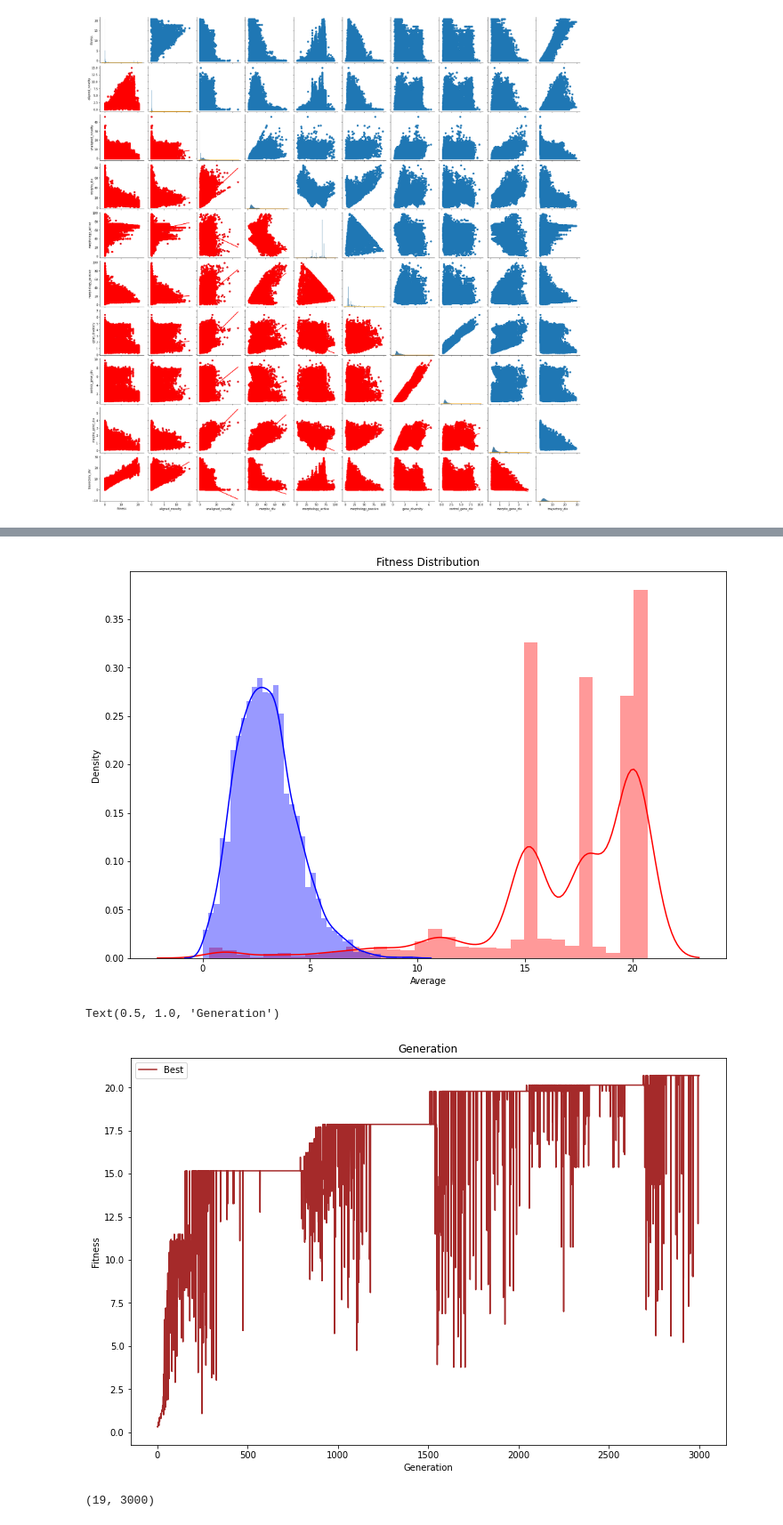
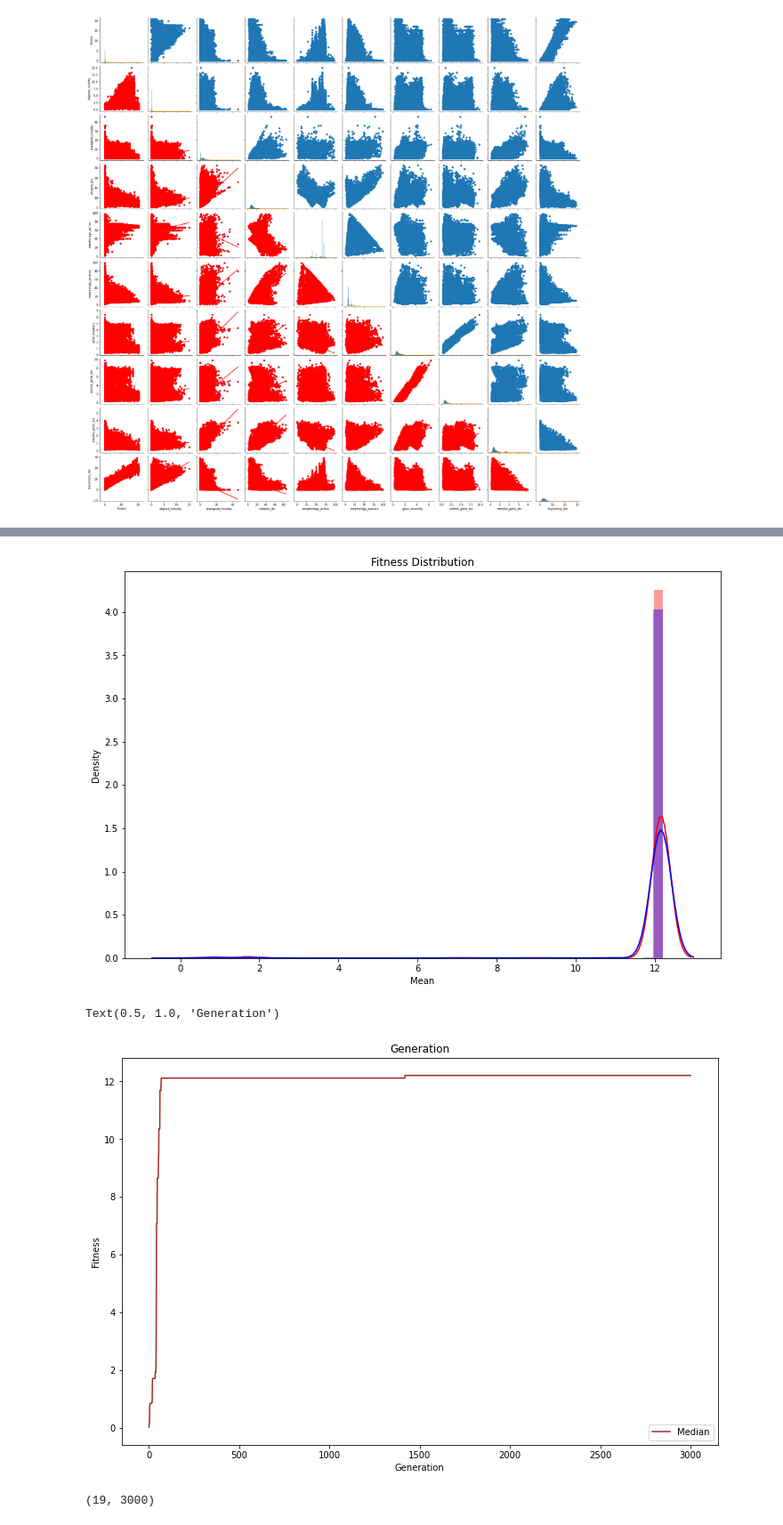
Before and after one commit to leguiart/MSc_Thesis, a Jupyter notebook: experiments/Analytics/ResultsAnalysisDescriptive.ipynb, the cells around one changed output, grey strips where cells are left out. Shown at 89% size. Drawn from its saved outputs; the diff is of its cells as text; code cells hidden in the pictures.

```diff
--- a/experiments/Analytics/ResultsAnalysisDescriptive.ipynb
+++ b/experiments/Analytics/ResultsAnalysisDescriptive.ipynb
@@ -143,4 +134,20 @@ run2[["fitness", "aligned_novelty", "unaligned_novelty", "morpho_div", "morpholo
+# %%
+d = {'Mean':[], 'Median':[], 'Max':[], 'Generation':[], 'Run':[]}
+for j in range(1, 21):
+    run_i = grouped_by_run[j - 1]
+    for i in range(1, 3001):
+        gen_i = run_i[run_i['Generation'] == i]
+        fitness = gen_i['fitness'].to_numpy()
+        d['Mean'] += [fitness.mean()]
+        d['Median'] += [np.median(fitness)]
+        d['Max'] += [fitness.max()]
+        d['Generation'] += [i]
+        d['Run'] += [j]
+# %%
+computed_stats = pd.DataFrame(d)
+# %%
+fitness_stats = computed_stats
 # %%
-fitness_stats = BodyBrain_stats[BodyBrain_stats['Indicator'] == 'fitness']
+#fitness_stats = BodyBrain_stats[BodyBrain_stats['Indicator'] == 'fitness']
 fitness_stats.head(10)
 # %% [output]
@@ -160,26 +167,26 @@ run2 = fitness_stats[fitness_stats['Run'] == 2]
 
 plt.figure(figsize=(12, 8))
 
-sns.distplot(run2['Best'],
+sns.distplot(run2['Max'],
              color='red')
 
-sns.distplot(run2['Average'],
+sns.distplot(run2['Mean'],
              color='blue')
 
 plt.title('Fitness Distribution')
 
 plt.show()
 # %% [output]
-[figure, old version]
+[figure, new version]
 # %%
-run2.plot(x='Generation', y='Best',
+run2.plot(x='Generation', y='Median',
                     figsize=(12, 8), color='brown')
 
 plt.ylabel('Fitness')
 plt.title('Generation')
 # %% [output]
 Text(0.5, 1.0, 'Generation')
-[figure, old version]
+[figure, new version]
 # %%
 
 
```
Also changed, not shown: parts of 16 cells of this notebook, 19 other files.
